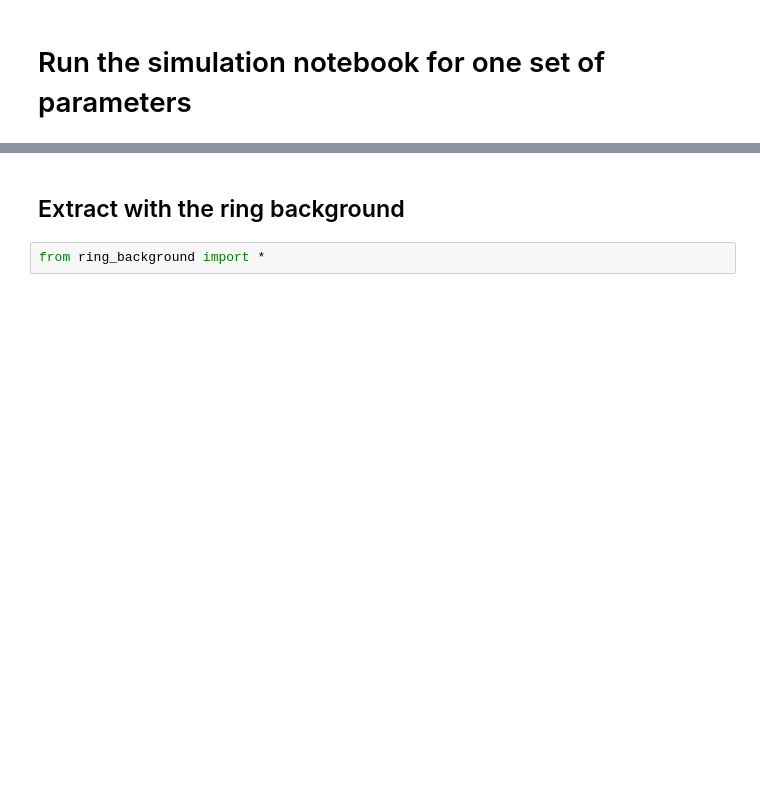
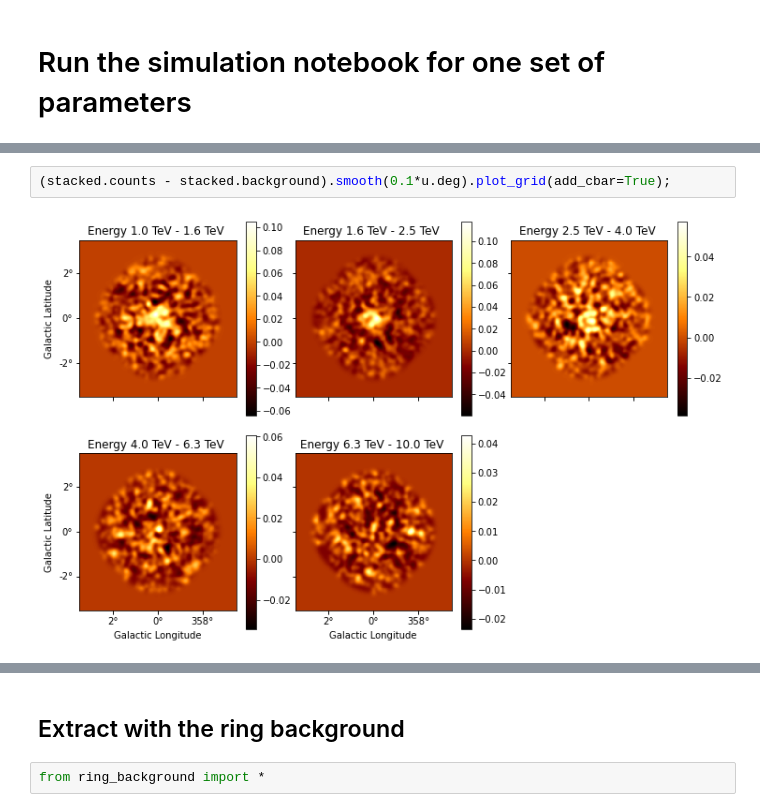
Before and after one commit to AtreyeeS/PWN-simulations, a Jupyter notebook: compute_one_sigma.ipynb, the cells around one changed output, grey strips where cells are left out. Drawn from its saved outputs; the diff is of its cells as text; blank space fills up the shorter version.

```diff
--- a/compute_one_sigma.ipynb
+++ b/compute_one_sigma.ipynb
@@ -50,3 +56,7 @@ stacked.counts.smooth(0.1*u.deg).plot_grid(add_cbar=True);
+# %%
+(stacked.counts - stacked.background).smooth(0.1*u.deg).plot_grid(add_cbar=True);
+# %% [output]
+[figure, added]
 # %%
 residual1 = estimator.run(stacked)
 residual1['sqrt_ts'].plot(add_cbar=True)
```
Also changed, not shown: parts of 43 cells of this notebook, 3 other files.
